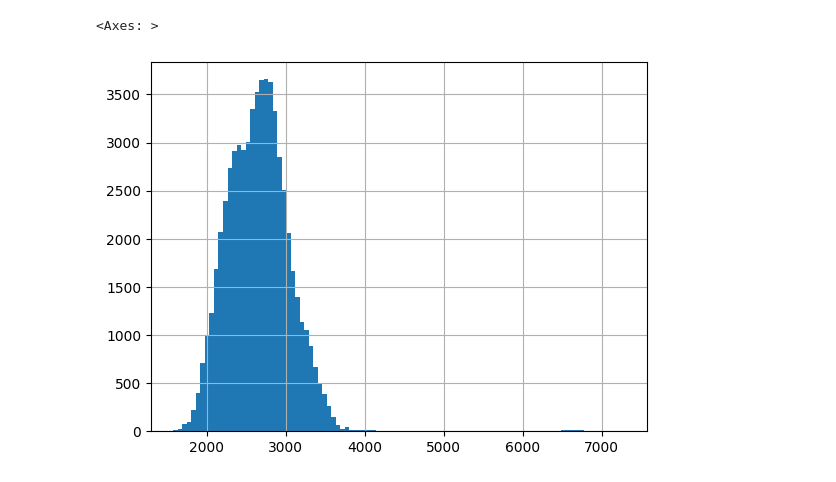
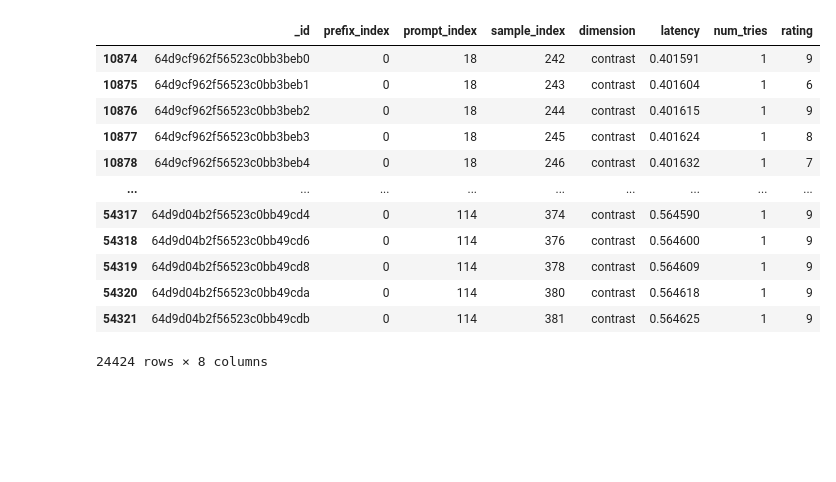
Before and after one commit to TruMind-ai/calibration-scripts, a Jupyter notebook: mongo_fixer.ipynb, the cells around one changed output. Cells and saved outputs as stored; diff of their text form; code cells hidden in the pictures; blank space fills up the shorter version.

```diff
--- a/mongo_fixer.ipynb
+++ b/mongo_fixer.ipynb
@@ -20,0 +45,16 @@ Average latency: 0.3629837820561454
+# %%
+latencies[latencies['latency'] > 0.4]
+# %% [output]
+|  | _id | prefix_index | prompt_index | sample_index | dimension | latency | num_tries | rating |
+| 10874 | 64d9cf962f56523c0bb3beb0 | 0 | 18 | 242 | contrast | 0.401591 | 1 | 9 |
+| 10875 | 64d9cf962f56523c0bb3beb1 | 0 | 18 | 243 | contrast | 0.401604 | 1 | 6 |
+| 10876 | 64d9cf962f56523c0bb3beb2 | 0 | 18 | 244 | contrast | 0.401615 | 1 | 9 |
+| 10877 | 64d9cf962f56523c0bb3beb3 | 0 | 18 | 245 | contrast | 0.401624 | 1 | 8 |
+| 10878 | 64d9cf962f56523c0bb3beb4 | 0 | 18 | 246 | contrast | 0.401632 | 1 | 7 |
+| ... | ... | ... | ... | ... | ... | ... | ... | ... |
+| 54317 | 64d9d04b2f56523c0bb49cd4 | 0 | 114 | 374 | contrast | 0.564590 | 1 | 9 |
+| 54318 | 64d9d04b2f56523c0bb49cd6 | 0 | 114 | 376 | contrast | 0.564600 | 1 | 9 |
+| 54319 | 64d9d04b2f56523c0bb49cd8 | 0 | 114 | 378 | contrast | 0.564609 | 1 | 9 |
+| 54320 | 64d9d04b2f56523c0bb49cda | 0 | 114 | 380 | contrast | 0.564618 | 1 | 9 |
+| 54321 | 64d9d04b2f56523c0bb49cdb | 0 | 114 | 381 | contrast | 0.564625 | 1 | 9 |
+24424 rows × 8 columns
@@ -34,6 +78,0 @@ for prompt in tqdm.tqdm(prompts):
-# %%
-import pandas as pd
-pd.Series(tokens_dist).hist(bins=100)
-# %% [output]
-<Axes: >
-[figure, removed]
```
Also changed, not shown: parts of 14 cells of this notebook, 7 other files.
